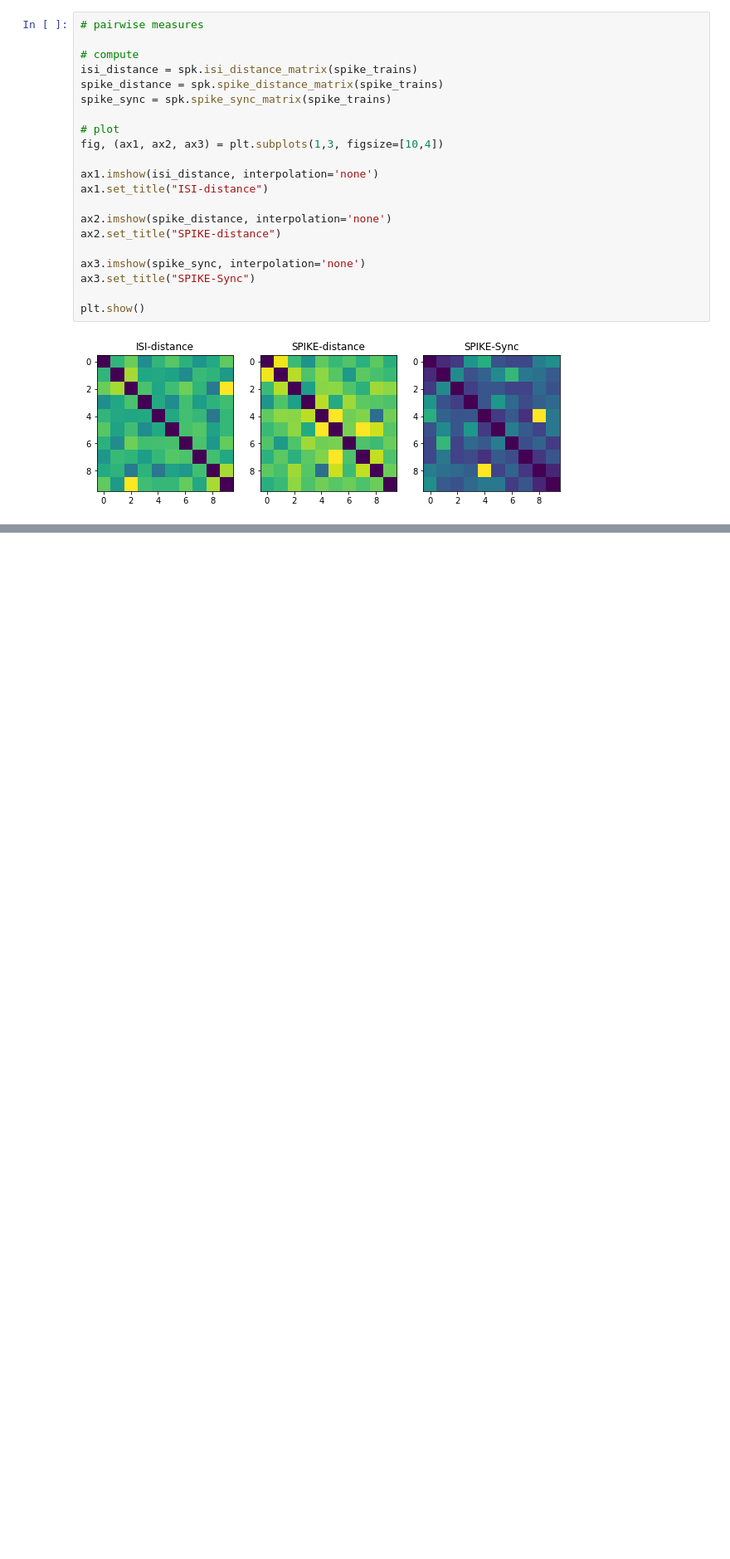
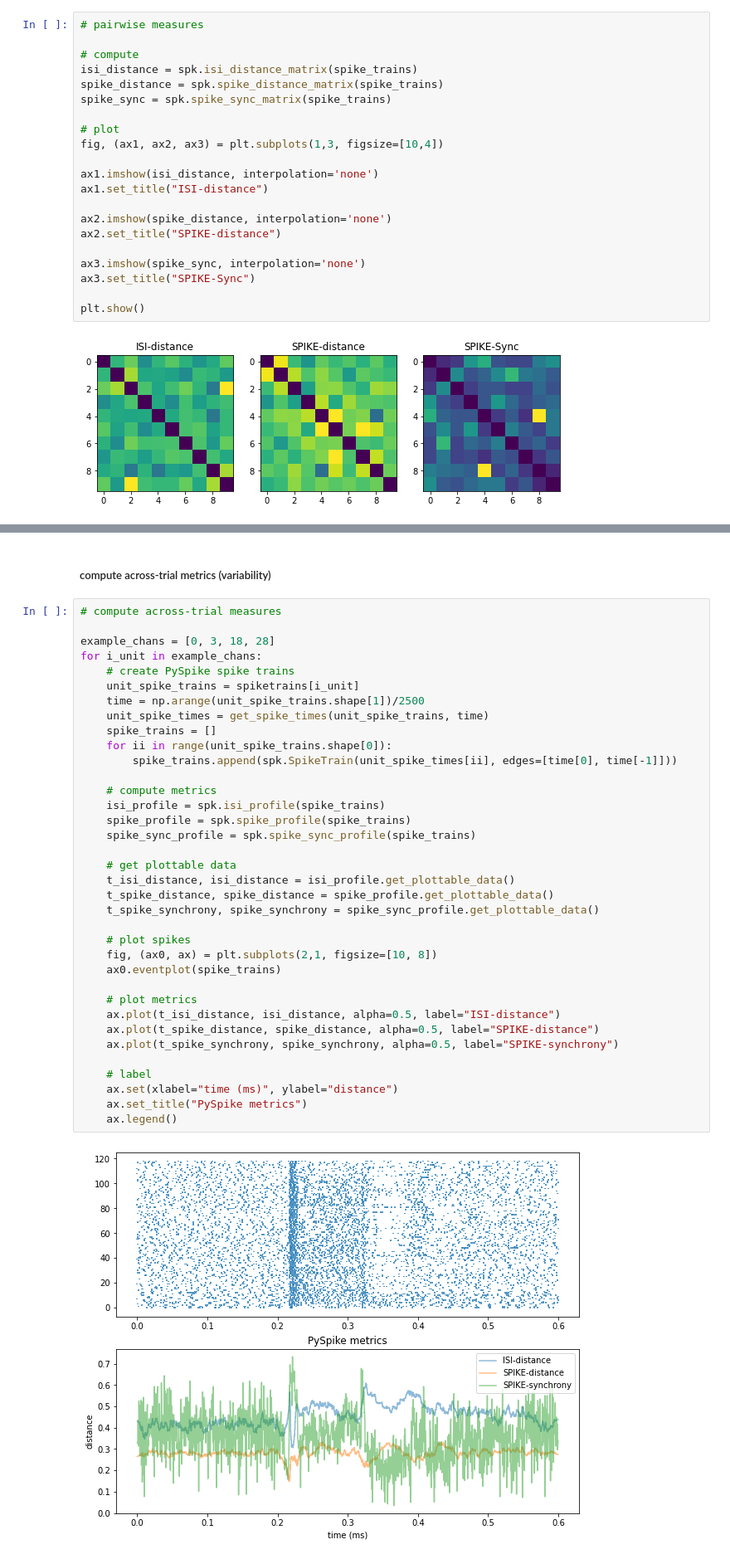
Before and after one commit to mwprestonjr/spike_synchrony, a Jupyter notebook: notebooks/demo_pyspike.ipynb, the cells around one changed output, grey strips where cells are left out. Shown at 83% size. Cells and saved outputs as stored; diff of their text form; blank space fills up the shorter version.

```diff
--- a/notebooks/demo_pyspike.ipynb
+++ b/notebooks/demo_pyspike.ipynb
@@ -245,0 +345,40 @@ plt.show()
+# %% [markdown]
+##### compute across-trial metrics (variability)
+# %%
+# compute across-trial measures
+
+example_chans = [0, 3, 18, 28]
+for i_unit in example_chans:
+    # create PySpike spike trains
+    unit_spike_trains = spiketrains[i_unit]
+    time = np.arange(unit_spike_trains.shape[1])/2500
+    unit_spike_times = get_spike_times(unit_spike_trains, time)
+    spike_trains = []
+    for ii in range(unit_spike_trains.shape[0]):
+        spike_trains.append(spk.SpikeTrain(unit_spike_times[ii], edges=[time[0], time[-1]]))
+
+    # compute metrics
+    isi_profile = spk.isi_profile(spike_trains)
+    spike_profile = spk.spike_profile(spike_trains)
+    spike_sync_profile = spk.spike_sync_profile(spike_trains)
+
+    # get plottable data
+    t_isi_distance, isi_distance = isi_profile.get_plottable_data()
+    t_spike_distance, spike_distance = spike_profile.get_plottable_data()
+    t_spike_synchrony, spike_synchrony = spike_sync_profile.get_plottable_data()
+
+    # plot spikes
+    fig, (ax0, ax) = plt.subplots(2,1, figsize=[10, 8])
+    ax0.eventplot(spike_trains)
+
+    # plot metrics
+    ax.plot(t_isi_distance, isi_distance, alpha=0.5, label="ISI-distance")
+    ax.plot(t_spike_distance, spike_distance, alpha=0.5, label="SPIKE-distance")
+    ax.plot(t_spike_synchrony, spike_synchrony, alpha=0.5, label="SPIKE-synchrony")
+
+    # label
+    ax.set(xlabel="time (ms)", ylabel="distance")
+    ax.set_title("PySpike metrics")
+    ax.legend()
+# %% [output]
+[figure, added]
```
Also changed, not shown: parts of 10 cells of this notebook.
